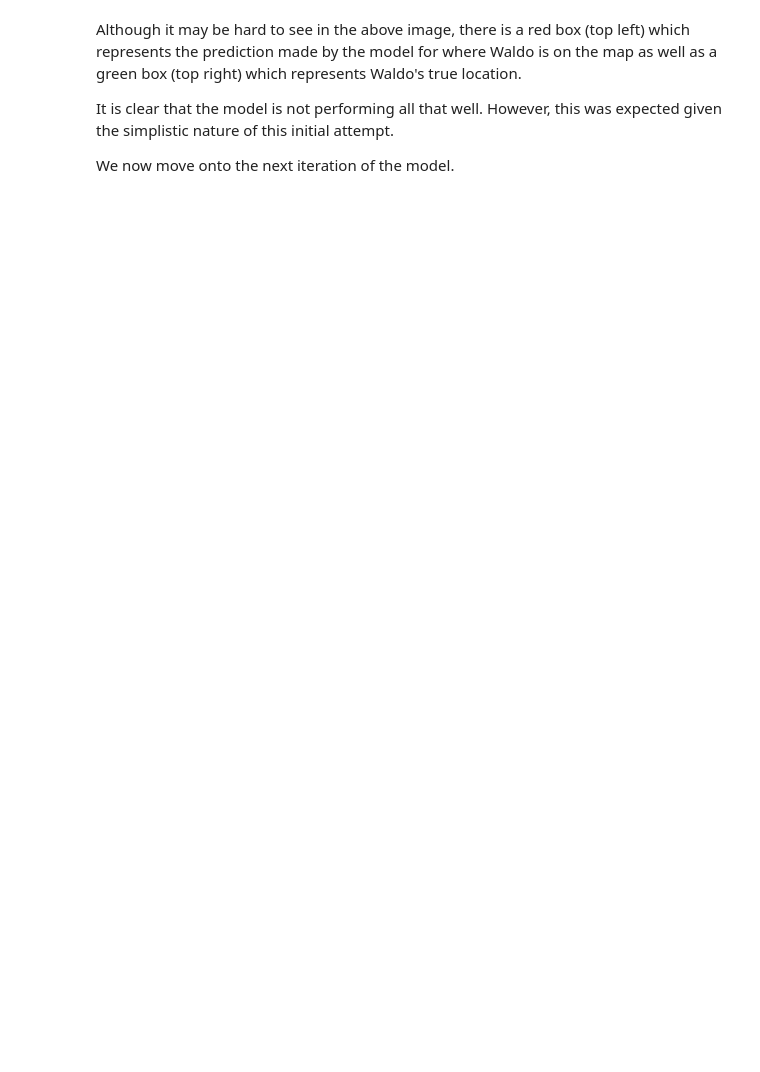
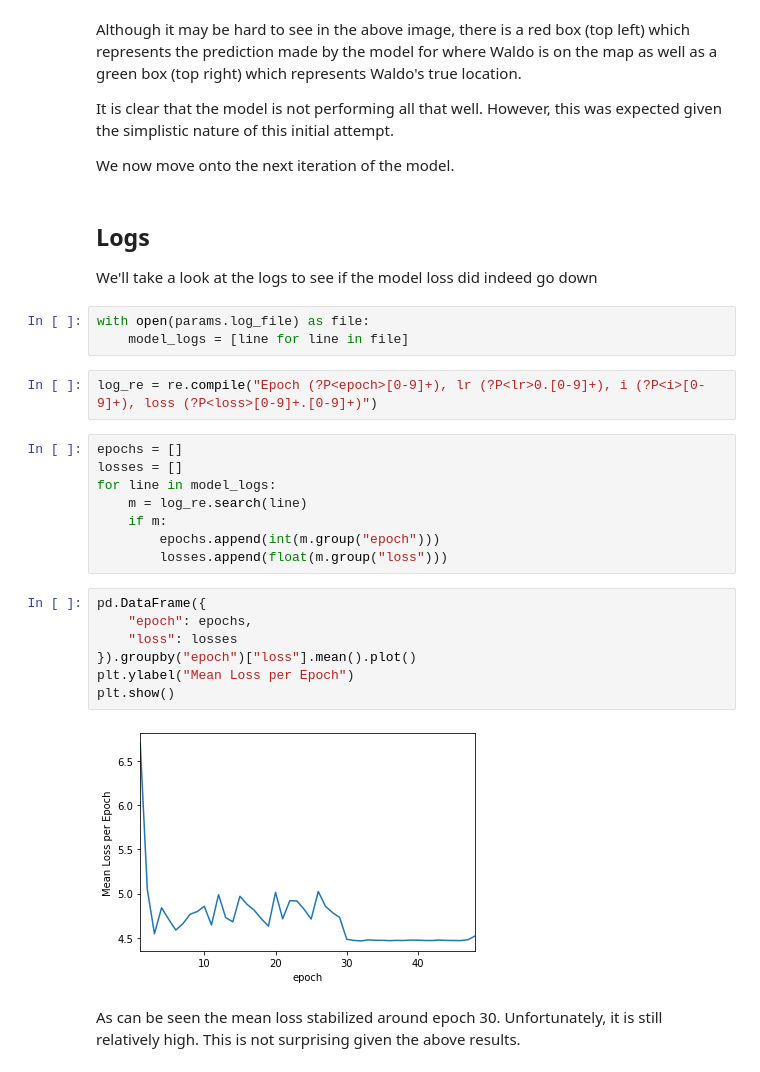
Before and after one commit to antoniojkim/TheresWaldo_Revisted, a Jupyter notebook: model/model_v1.ipynb, the cells around one changed output. Drawn from its saved outputs; the diff is of its cells as text; blank space fills up the shorter version.

Commit message:
Completed Model iteration #2

```diff
--- a/model/model_v1.ipynb
+++ b/model/model_v1.ipynb
@@ -256,3 +258,31 @@ Although it may be hard to see in the above image, there is a red box (top left)
 It is clear that the model is not performing all that well. However, this was expected given the simplistic nature of this initial attempt.
 
 We now move onto the next iteration of the model.
+# %% [markdown]
+## Logs
+
+We'll take a look at the logs to see if the model loss did indeed go down
+# %%
+with open(params.log_file) as file:
+    model_logs = [line for line in file]
+# %%
+log_re = re.compile("Epoch (?P<epoch>[0-9]+), lr (?P<lr>0.[0-9]+), i (?P<i>[0-9]+), loss (?P<loss>[0-9]+.[0-9]+)")
+# %%
+epochs = []
+losses = []
+for line in model_logs:
+    m = log_re.search(line)
+    if m:
+        epochs.append(int(m.group("epoch")))
+        losses.append(float(m.group("loss")))
+# %%
+pd.DataFrame({
+    "epoch": epochs,
+    "loss": losses
+}).groupby("epoch")["loss"].mean().plot()
+plt.ylabel("Mean Loss per Epoch")
+plt.show()
+# %% [output]
+[figure, added]
+# %% [markdown]
+As can be seen the mean loss stabilized around epoch 30. Unfortunately, it is still relatively high. This is not surprising given the above results.
```
Also changed, not shown: parts of 4 cells of this notebook, 6 other files.
